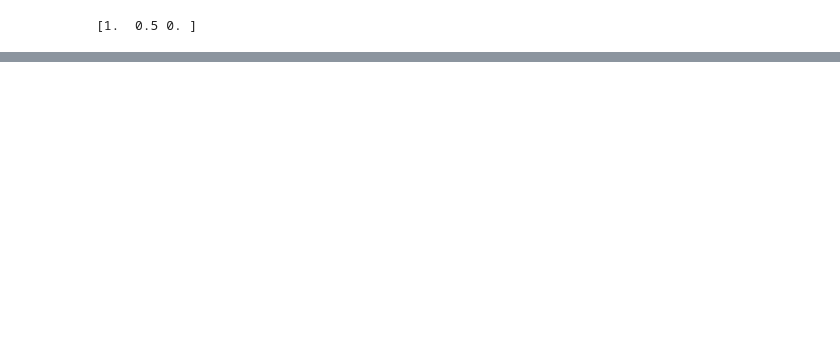
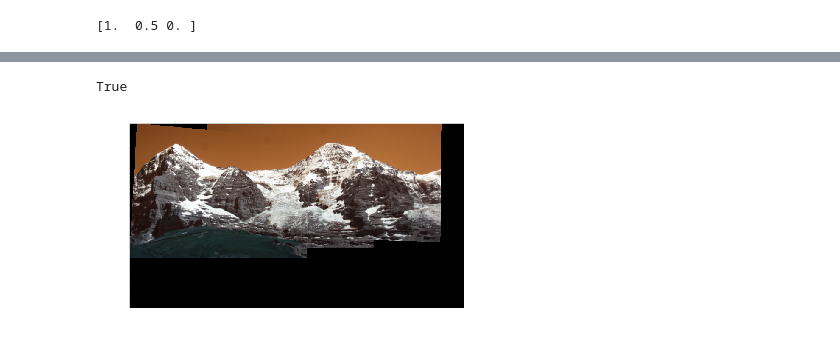
Before and after one commit to shortstheory/cis581-3a, a Jupyter notebook: newPlayground.ipynb, the cells around one changed output, grey strips where cells are left out. Cells and saved outputs as stored; diff of their text form; code cells hidden in the pictures; blank space fills up the shorter version.

```diff
--- a/newPlayground.ipynb
+++ b/newPlayground.ipynb
@@ -114,0 +148,6 @@ cornerssss [[218. 216. 685. 686.]
+# %%
+plt.imshow(res.astype('int'))
+cv2.imwrite("fuckyeah.png",res)
+# %% [output]
+True
+[figure, added]
```
Also changed, not shown: parts of 6 cells of this notebook, 6 other files.
